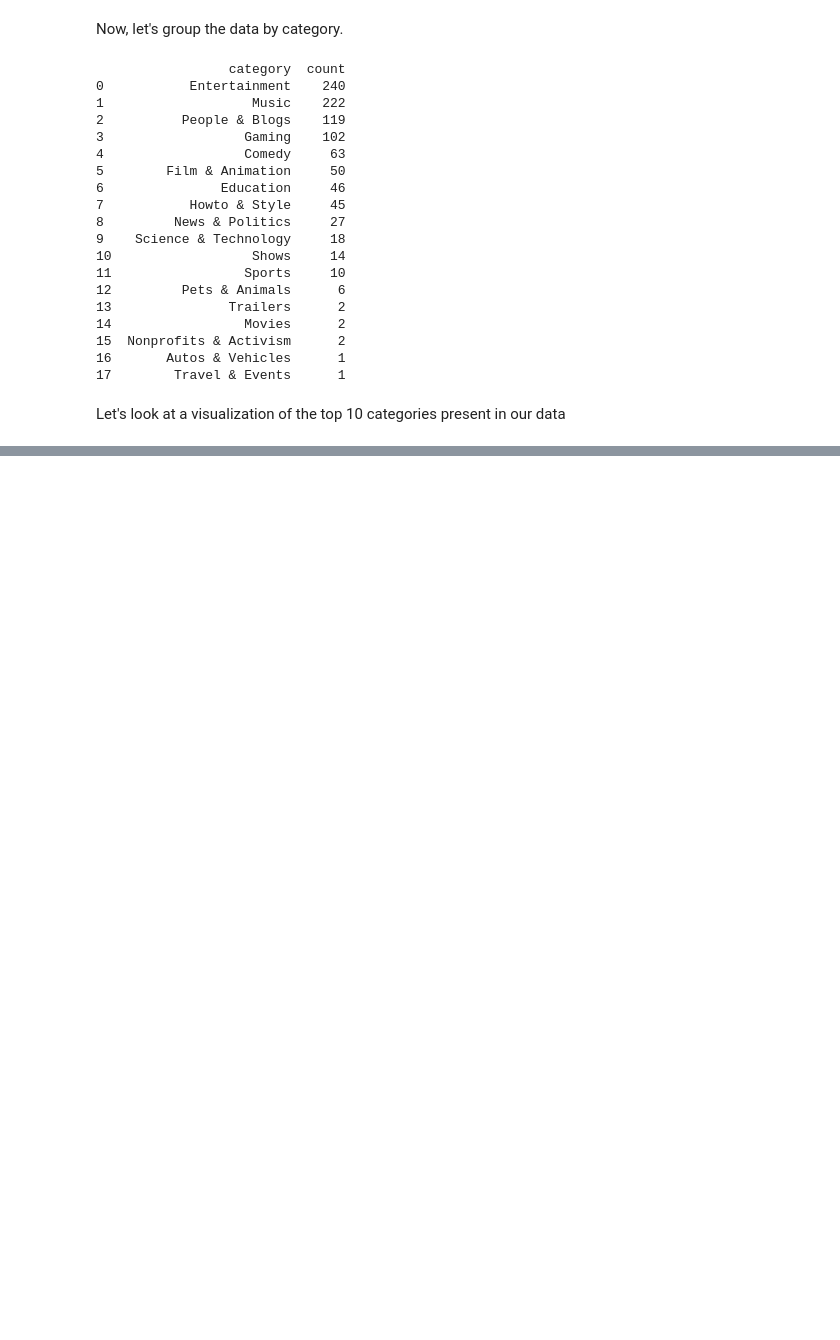
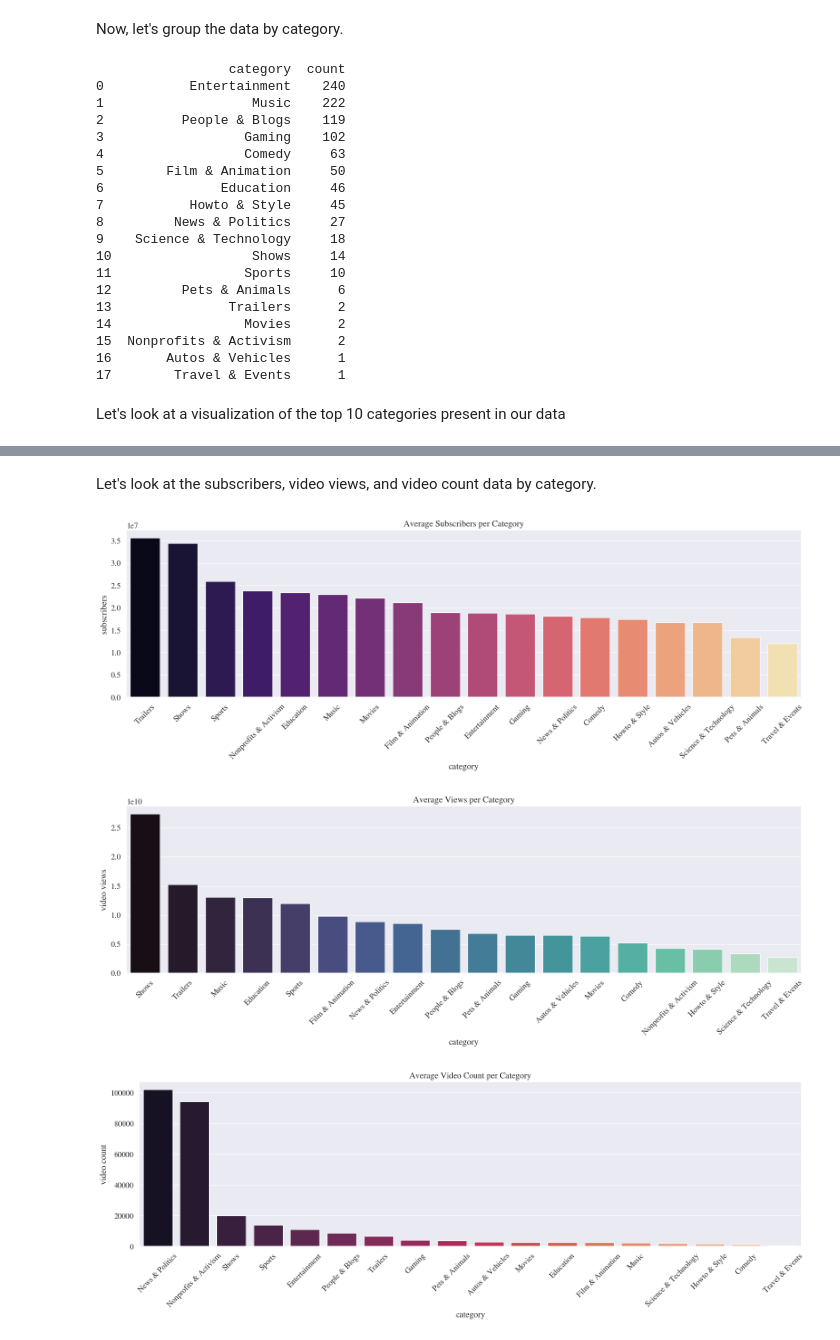
Before and after one commit to hnperry/yteda, a Jupyter notebook: yt.ipynb, the cells around one changed output, grey strips where cells are left out. Saved outputs shown, nothing was run; the diff lists cells and outputs as text; code cells hidden in the pictures; blank space fills up the shorter version.

```diff
--- a/yt.ipynb
+++ b/yt.ipynb
@@ -382,0 +391,27 @@ plt.show()
+# %% [markdown]
+Let's look at the subscribers, video views, and video count data by category.
+# %%
+groupsubdata=df.groupby('category', as_index=False)['subscribers'].mean().sort_values('subscribers', ascending=False)
+groupviewsdata=df.groupby('category', as_index=False)['video views'].mean().sort_values('video views', ascending=False)
+groupcountdata=df.groupby('category', as_index=False)['video count'].mean().sort_values('video count', ascending=False)
+
+plt.figure(figsize=(20, 5))
+plt.xticks(rotation=45)
+plt.title('Average Subscribers per Category')
+sns.barplot(x='category', y='subscribers', data=groupsubdata, palette='magma', order=groupsubdata['category'])
+
+plt.figure(figsize=(20, 5))
+plt.xticks(rotation=45)
+plt.title('Average Views per Category')
+sns.barplot(x='category', y='video views', data=groupviewsdata, palette='mako', order=groupviewsdata['category'])
+
+plt.figure(figsize=(20, 5))
+plt.xticks(rotation=45)
+plt.title('Average Video Count per Category')
+sns.barplot(x='category', y='video count', data=groupcountdata, palette='rocket', order=groupcountdata['category'])
+
+plt.show()
+# %% [output]
+[figure, added]
+[figure, added]
+[figure, added]
```
Also changed, not shown: parts of 9 cells of this notebook.
